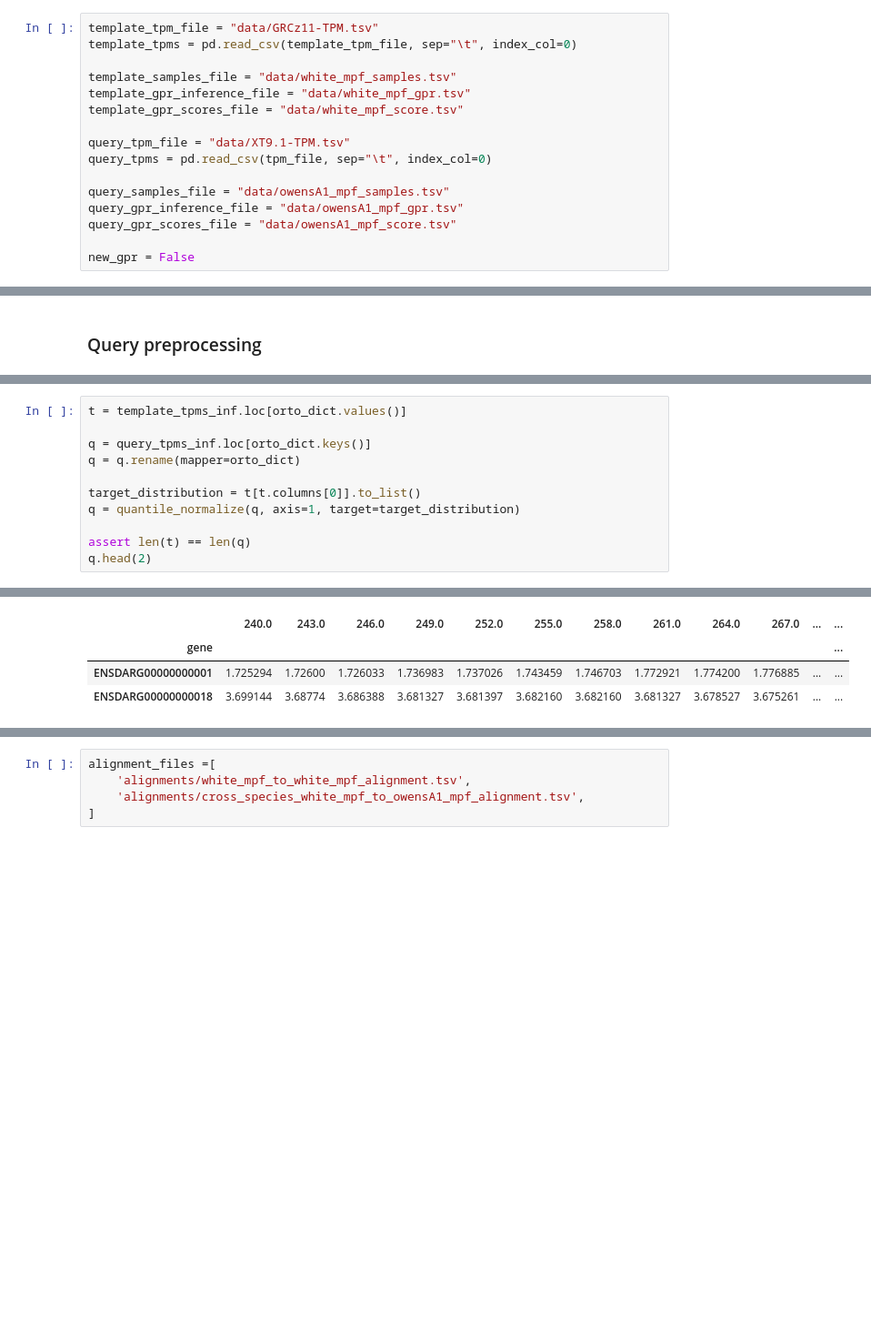
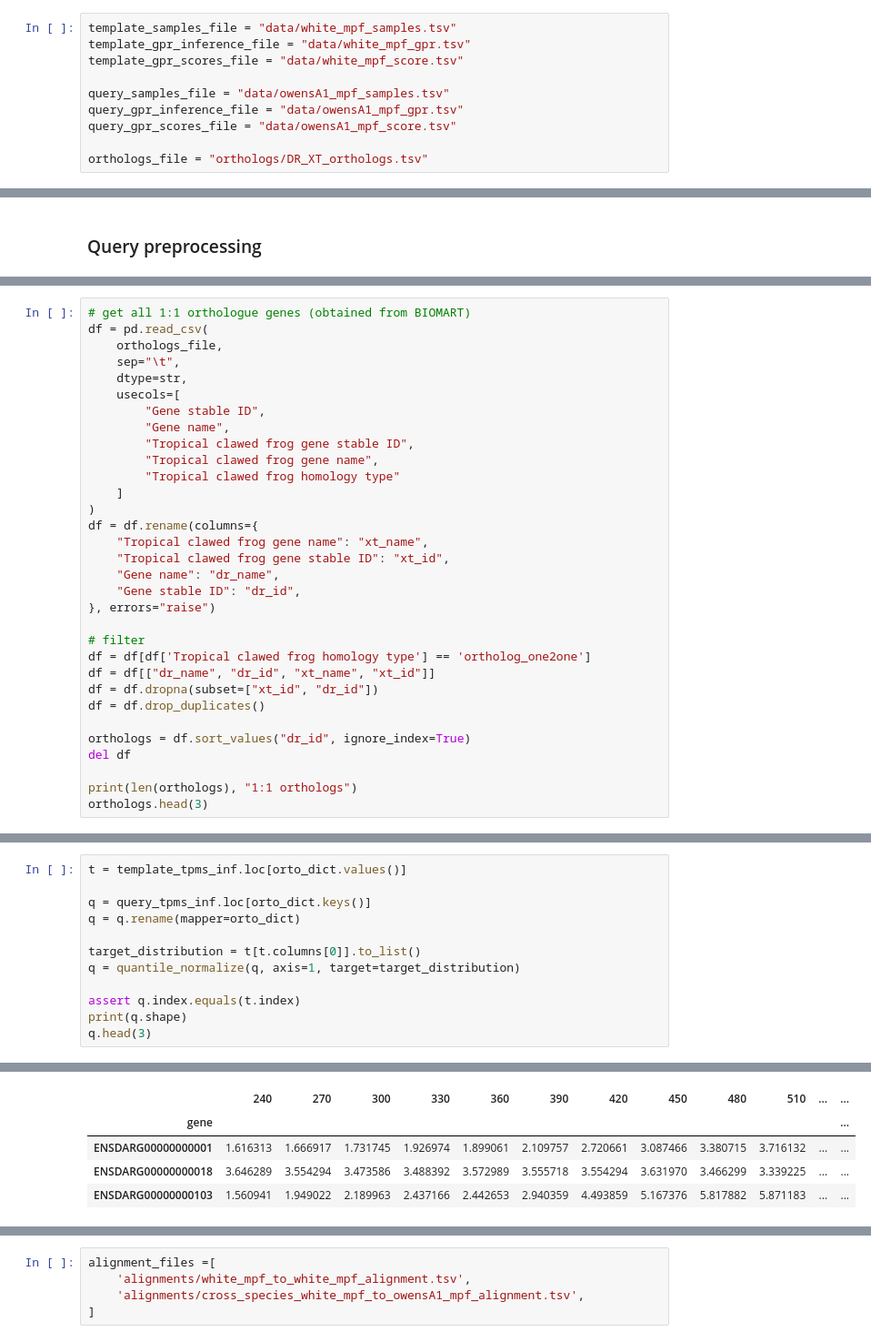
Before and after one commit to siebrenf/TSA, a Jupyter notebook: between_species.ipynb, the cells around one changed output, grey strips where cells are left out. Shown at 91% size. Drawn from its saved outputs; the diff is of its cells as text; blank space fills up the shorter version.

```diff
--- a/between_species.ipynb
+++ b/between_species.ipynb
@@ -60,21 +17,15 @@ orthologs
 # %% [markdown]
 ### files
 # %%
-template_tpm_file = "data/GRCz11-TPM.tsv"
-template_tpms = pd.read_csv(template_tpm_file, sep="\t", index_col=0)
-
 template_samples_file = "data/white_mpf_samples.tsv"
 template_gpr_inference_file = "data/white_mpf_gpr.tsv"
 template_gpr_scores_file = "data/white_mpf_score.tsv"
-
-query_tpm_file = "data/XT9.1-TPM.tsv"
-query_tpms = pd.read_csv(tpm_file, sep="\t", index_col=0)
 
 query_samples_file = "data/owensA1_mpf_samples.tsv"
 query_gpr_inference_file = "data/owensA1_mpf_gpr.tsv"
 query_gpr_scores_file = "data/owensA1_mpf_score.tsv"
 
-new_gpr = False
+orthologs_file = "orthologs/DR_XT_orthologs.tsv"
 # %% [markdown]
 ### Template preprocessing
 # %%
@@ -240,0 +130,32 @@ plot_scores(query_gpr_normscores, highlight_top_n=len(top_query_genes))
+# %%
+# get all 1:1 orthologue genes (obtained from BIOMART)
+df = pd.read_csv(
+    orthologs_file,
+    sep="\t",
+    dtype=str,
+    usecols=[
+        "Gene stable ID",
+        "Gene name",
+        "Tropical clawed frog gene stable ID",
+        "Tropical clawed frog gene name",
+        "Tropical clawed frog homology type"
+    ]
+)
+df = df.rename(columns={
+    "Tropical clawed frog gene name": "xt_name",
+    "Tropical clawed frog gene stable ID": "xt_id",
+    "Gene name": "dr_name",
+    "Gene stable ID": "dr_id",
+}, errors="raise")
+
+# filter
+df = df[df['Tropical clawed frog homology type'] == 'ortholog_one2one']
+df = df[["dr_name", "dr_id", "xt_name", "xt_id"]]
+df = df.dropna(subset=["xt_id", "dr_id"])
+df = df.drop_duplicates()
+
+orthologs = df.sort_values("dr_id", ignore_index=True)
+del df
+
+print(len(orthologs), "1:1 orthologs")
+orthologs.head(3)
@@ -263,6 +195,7 @@ q = q.rename(mapper=orto_dict)
 target_distribution = t[t.columns[0]].to_list()
 q = quantile_normalize(q, axis=1, target=target_distribution)
 
-assert len(t) == len(q)
-q.head(2)
+assert q.index.equals(t.index)
+print(q.shape)
+q.head(3)
 # %% [output]
@@ -269,4 +203,5 @@ q.head(2)
-|  | 240.0 | 243.0 | 246.0 | 249.0 | 252.0 | 255.0 | 258.0 | 261.0 | 264.0 | 267.0 | ... | ... |
+|  | 240 | 270 | 300 | 330 | 360 | 390 | 420 | 450 | 480 | 510 | ... | ... |
 | gene |  |  |  |  |  |  |  |  |  |  |  | ... |
-| ENSDARG00000000001 | 1.725294 | 1.72600 | 1.726033 | 1.736983 | 1.737026 | 1.743459 | 1.746703 | 1.772921 | 1.774200 | 1.776885 | ... | ... |
-| ENSDARG00000000018 | 3.699144 | 3.68774 | 3.686388 | 3.681327 | 3.681397 | 3.682160 | 3.682160 | 3.681327 | 3.678527 | 3.675261 | ... | ... |
+| ENSDARG00000000001 | 1.616313 | 1.666917 | 1.731745 | 1.926974 | 1.899061 | 2.109757 | 2.720661 | 3.087466 | 3.380715 | 3.716132 | ... | ... |
+| ENSDARG00000000018 | 3.646289 | 3.554294 | 3.473586 | 3.488392 | 3.572989 | 3.555718 | 3.554294 | 3.631970 | 3.466299 | 3.339225 | ... | ... |
+| ENSDARG00000000103 | 1.560941 | 1.949022 | 2.189963 | 2.437166 | 2.442653 | 2.940359 | 4.493859 | 5.167376 | 5.817882 | 5.871183 | ... | ... |
```
Also changed, not shown: parts of 44 cells of this notebook, 15 other files.
